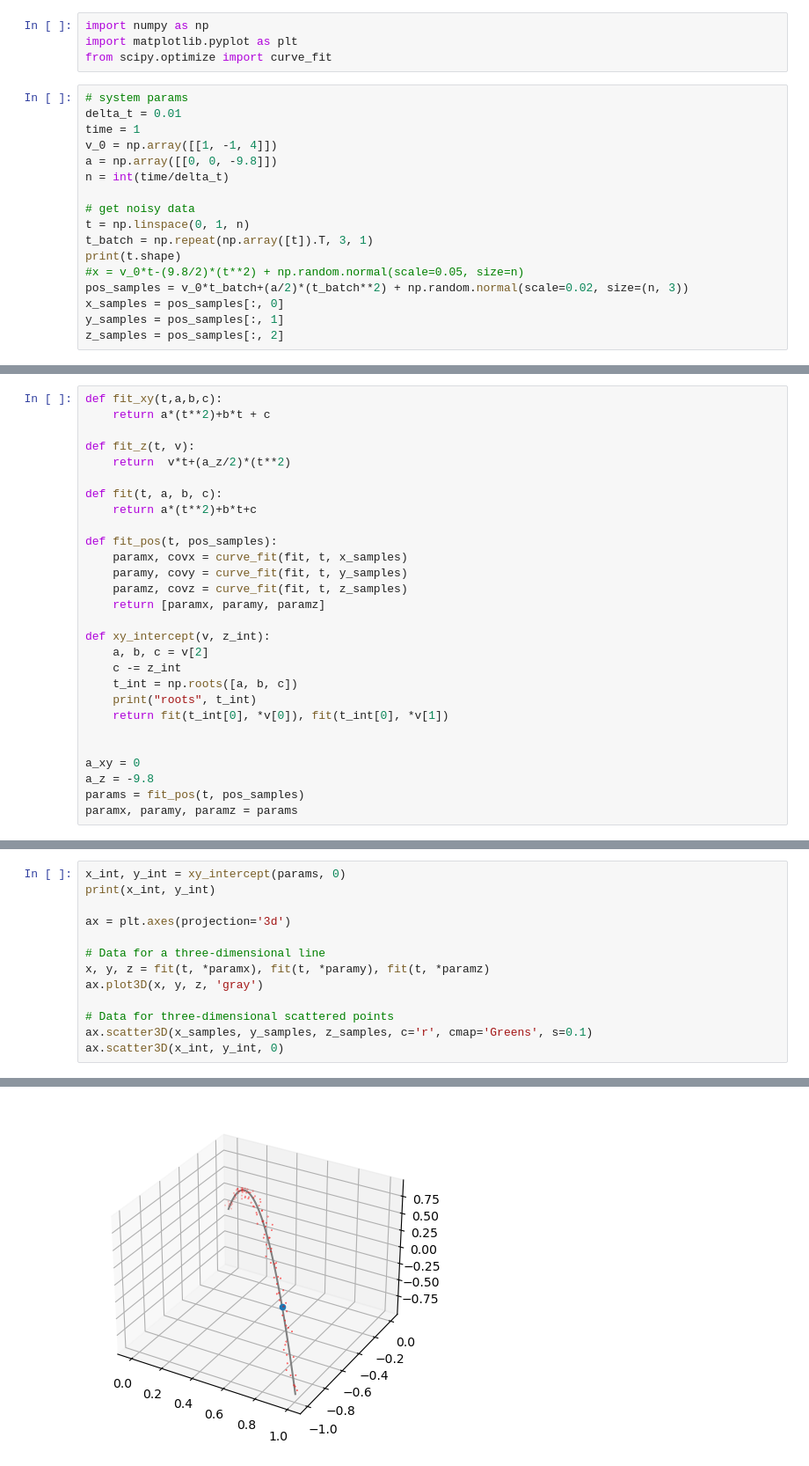
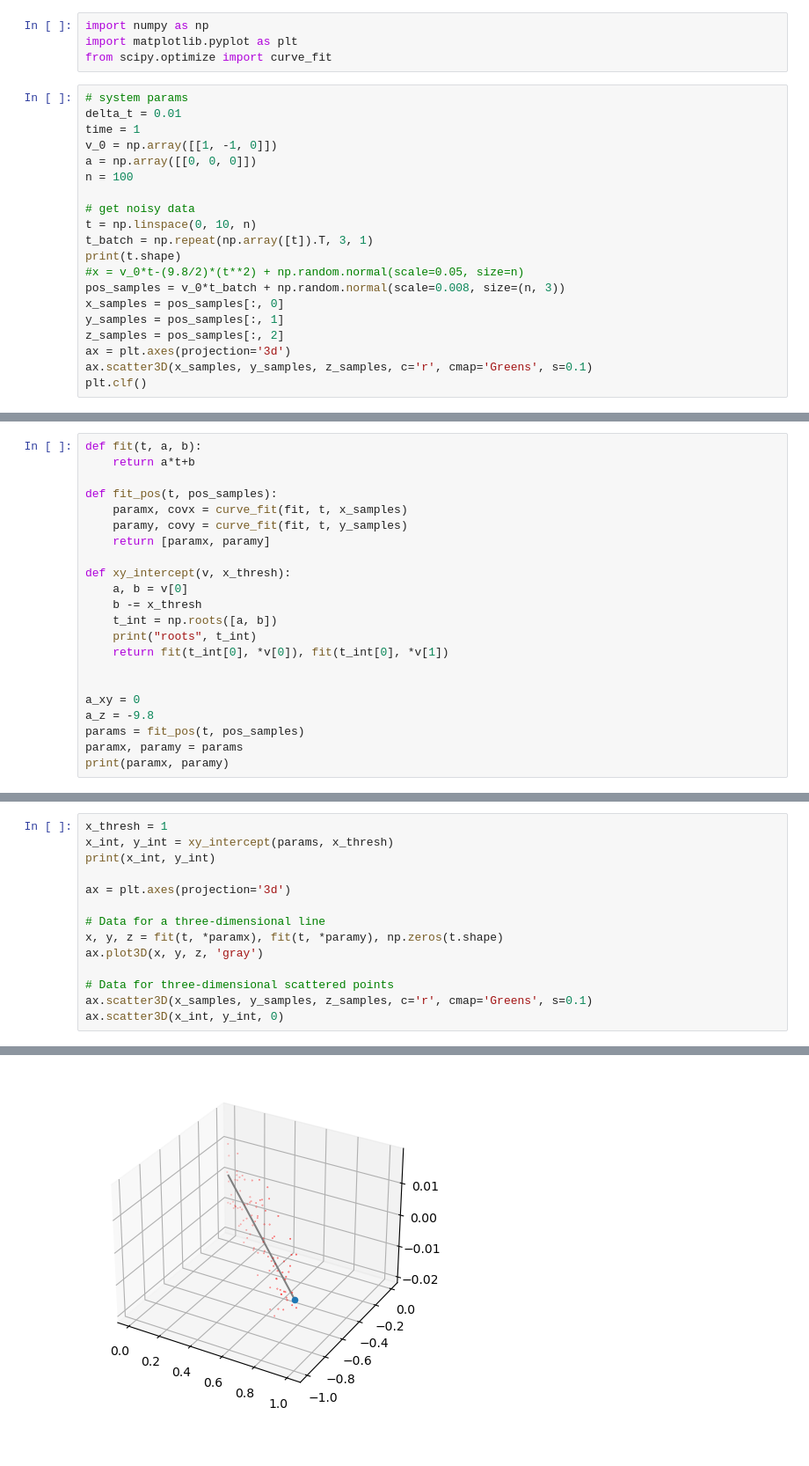
Before and after one commit to johnrso/106a-final-proj, a Jupyter notebook: src/planning/src/traj_model.ipynb, the cells around one changed output, grey strips where cells are left out. Shown at 88% size. Saved outputs shown, nothing was run; the diff lists cells and outputs as text.

```diff
--- a/src/planning/src/traj_model.ipynb
+++ b/src/planning/src/traj_model.ipynb
@@ -6,18 +6,21 @@ from scipy.optimize import curve_fit
 # system params
 delta_t = 0.01
 time = 1
-v_0 = np.array([[1, -1, 4]])
-a = np.array([[0, 0, -9.8]])
-n = int(time/delta_t)
+v_0 = np.array([[1, -1, 0]])
+a = np.array([[0, 0, 0]])
+n = 100
 
 # get noisy data
-t = np.linspace(0, 1, n)
+t = np.linspace(0, 10, n)
 t_batch = np.repeat(np.array([t]).T, 3, 1)
 print(t.shape)
 #x = v_0*t-(9.8/2)*(t**2) + np.random.normal(scale=0.05, size=n)
-pos_samples = v_0*t_batch+(a/2)*(t_batch**2) + np.random.normal(scale=0.02, size=(n, 3))
+pos_samples = v_0*t_batch + np.random.normal(scale=0.008, size=(n, 3))
 x_samples = pos_samples[:, 0]
 y_samples = pos_samples[:, 1]
 z_samples = pos_samples[:, 2]
+ax = plt.axes(projection='3d')
+ax.scatter3D(x_samples, y_samples, z_samples, c='r', cmap='Greens', s=0.1)
+plt.clf()
 # %% [output]
 (100,)
@@ -24,23 +28,16 @@ z_samples = pos_samples[:, 2]
 # %%
-def fit_xy(t,a,b,c):
-    return a*(t**2)+b*t + c
-
-def fit_z(t, v):
-    return  v*t+(a_z/2)*(t**2)
-
-def fit(t, a, b, c):
-    return a*(t**2)+b*t+c
+def fit(t, a, b):
+    return a*t+b
 
 def fit_pos(t, pos_samples):
     paramx, covx = curve_fit(fit, t, x_samples)
     paramy, covy = curve_fit(fit, t, y_samples)
-    paramz, covz = curve_fit(fit, t, z_samples)
-    return [paramx, paramy, paramz]
+    return [paramx, paramy]
 
-def xy_intercept(v, z_int):
-    a, b, c = v[2]
-    c -= z_int
-    t_int = np.roots([a, b, c])
+def xy_intercept(v, x_thresh):
+    a, b = v[0]
+    b -= x_thresh
+    t_int = np.roots([a, b])
     print("roots", t_int)
     return fit(t_int[0], *v[0]), fit(t_int[0], *v[1])
 
@@ -48,4 +45,5 @@ def xy_intercept(v, z_int):
 a_xy = 0
 a_z = -9.8
 params = fit_pos(t, pos_samples)
-paramx, paramy, paramz = params
+paramx, paramy = params
+print(paramx, paramy)
@@ -60,11 +65,12 @@ plt.show()
 # %%
-x_int, y_int = xy_intercept(params, 0)
+x_thresh = 1
+x_int, y_int = xy_intercept(params, x_thresh)
 print(x_int, y_int)
 
 ax = plt.axes(projection='3d')
 
 # Data for a three-dimensional line
-x, y, z = fit(t, *paramx), fit(t, *paramy), fit(t, *paramz)
+x, y, z = fit(t, *paramx), fit(t, *paramy), np.zeros(t.shape)
 ax.plot3D(x, y, z, 'gray')
 
 # Data for three-dimensional scattered points
@@ -76,2 +82,2 @@ roots [ 8.15457275e-01 -4.97230984e-06]
 <mpl_toolkits.mplot3d.art3d.Path3DCollection at 0x...>
-[figure, old version]
+[figure, new version]
```
Also changed, not shown: parts of 4 cells of this notebook, 2 other files.
